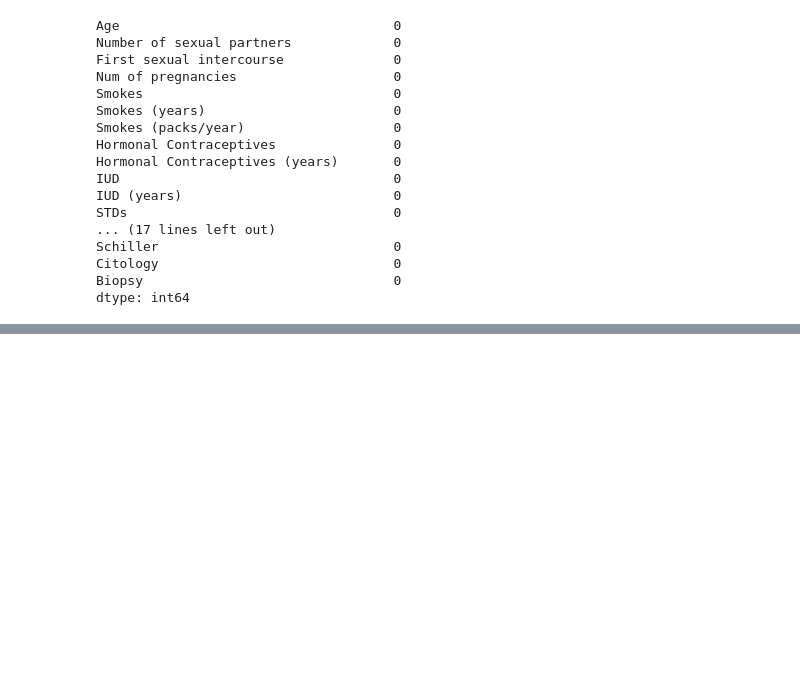
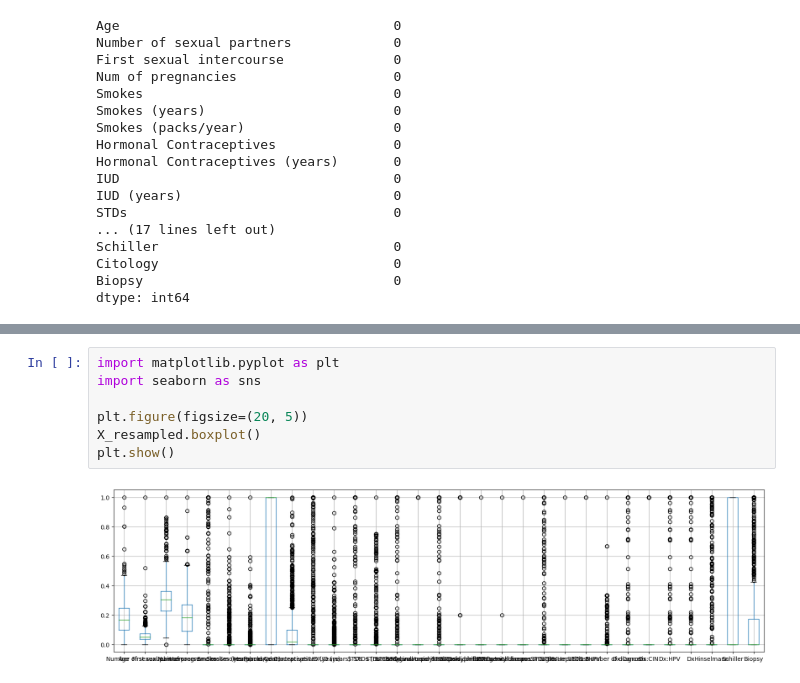
Before and after one commit to depanshu357/CS253-Assignments, a Jupyter notebook: CS253PythonAssignment.ipynb, the cells around one changed output, grey strips where cells are left out. Drawn from its saved outputs; the diff is of its cells as text; blank space fills up the shorter version.

```diff
--- a/CS253PythonAssignment.ipynb
+++ b/CS253PythonAssignment.ipynb
@@ -331,0 +360,9 @@ Recall: 0.700
+# %%
+import matplotlib.pyplot as plt
+import seaborn as sns
+
+plt.figure(figsize=(20, 5))
+X_resampled.boxplot()
+plt.show()
+# %% [output]
+[figure, added]
```
Also changed, not shown: parts of 14 cells of this notebook.
